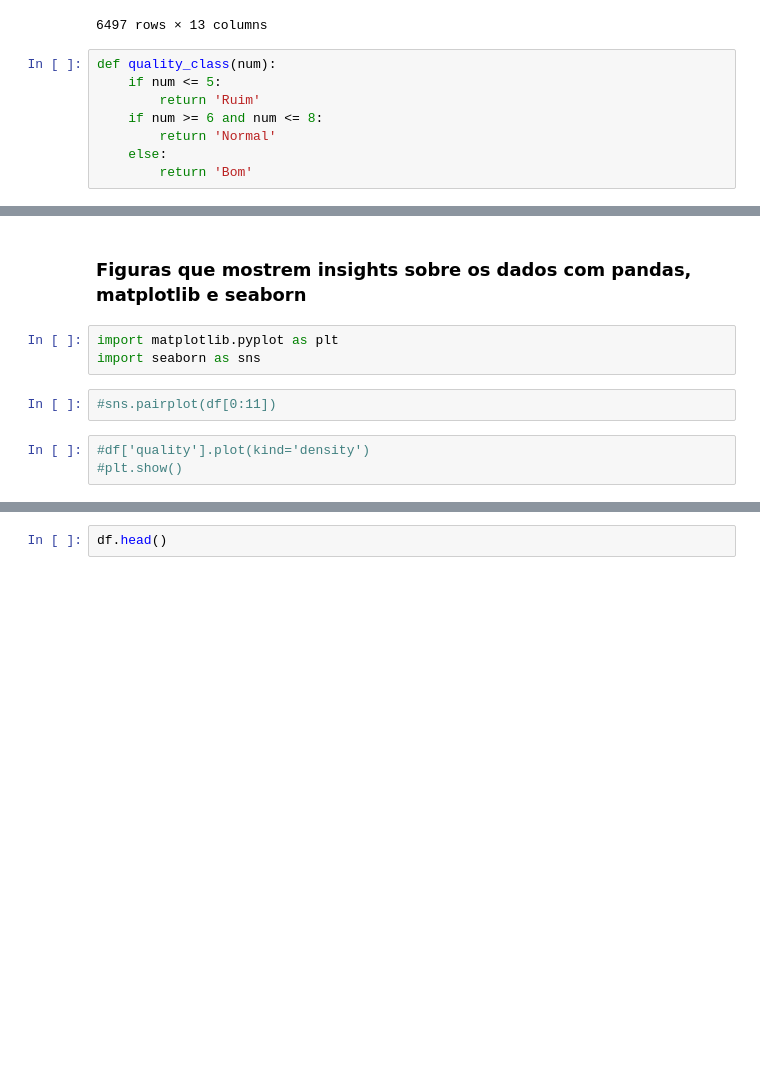
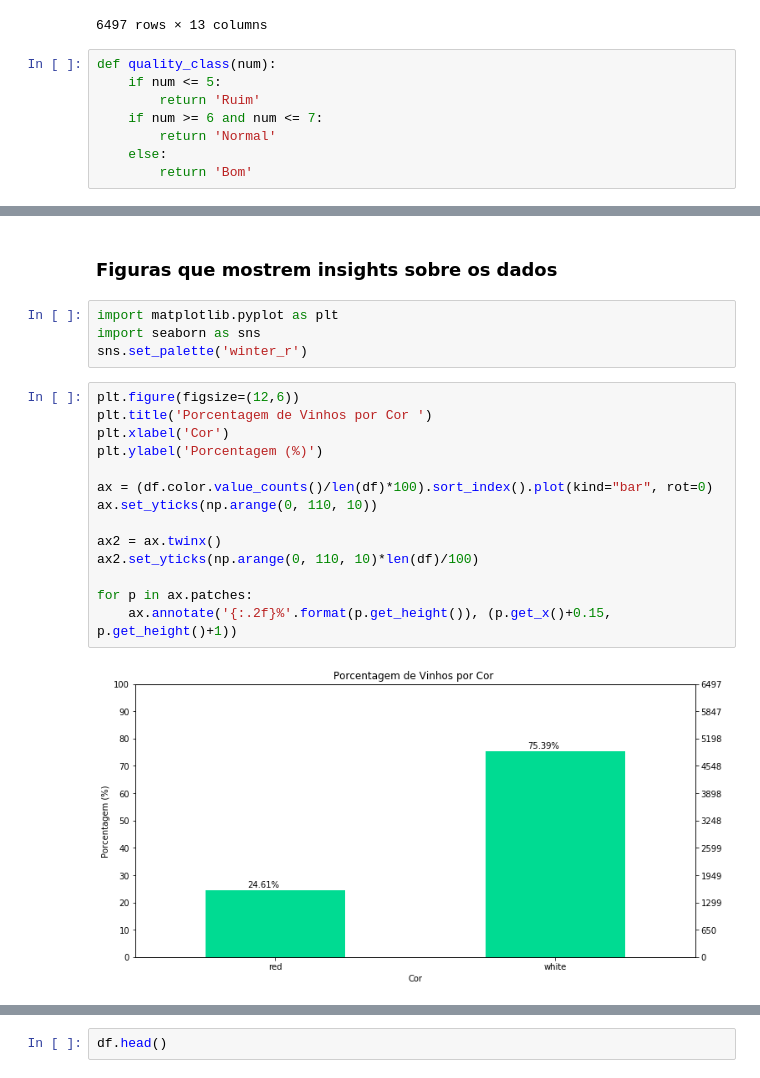
Before and after one commit to opablodantas/wive_quality, a Jupyter notebook: WINE_QUALITY.ipynb, the cells around one changed output, grey strips where cells are left out. Saved outputs shown, nothing was run; the diff lists cells and outputs as text; blank space fills up the shorter version.

```diff
--- a/WINE_QUALITY.ipynb
+++ b/WINE_QUALITY.ipynb
@@ -145,7 +146,7 @@ df
 def quality_class(num):
     if num <= 5:
         return 'Ruim'
-    if num >= 6 and num <= 8:
+    if num >= 6 and num <= 7:
         return 'Normal'
     else:
         return 'Bom'
@@ -172,12 +173,24 @@ df.describe()
 | 75% | 7.700000 | 0.400000 | 0.390000 | 8.100000 | 0.065000 | 41.000000 | ... |
 | max | 15.900000 | 1.580000 | 1.660000 | 65.800000 | 0.611000 | 289.000000 | ... |
 # %% [markdown]
-### Figuras que mostrem insights sobre os dados com pandas, matplotlib e seaborn
+### Figuras que mostrem insights sobre os dados
 # %%
 import matplotlib.pyplot as plt
 import seaborn as sns
+sns.set_palette('winter_r')
-# %%
-#sns.pairplot(df[0:11])
-# %%
-#df['quality'].plot(kind='density')
-#plt.show()
+# %%
+plt.figure(figsize=(12,6))
+plt.title('Porcentagem de Vinhos por Cor ')
+plt.xlabel('Cor')
+plt.ylabel('Porcentagem (%)')
+
+ax = (df.color.value_counts()/len(df)*100).sort_index().plot(kind="bar", rot=0)
+ax.set_yticks(np.arange(0, 110, 10))
+
+ax2 = ax.twinx()
+ax2.set_yticks(np.arange(0, 110, 10)*len(df)/100)
+
+for p in ax.patches:
+    ax.annotate('{:.2f}%'.format(p.get_height()), (p.get_x()+0.15, p.get_height()+1))
+# %% [output]
+[figure, added]
```
Also changed, not shown: parts of 12 cells of this notebook.
